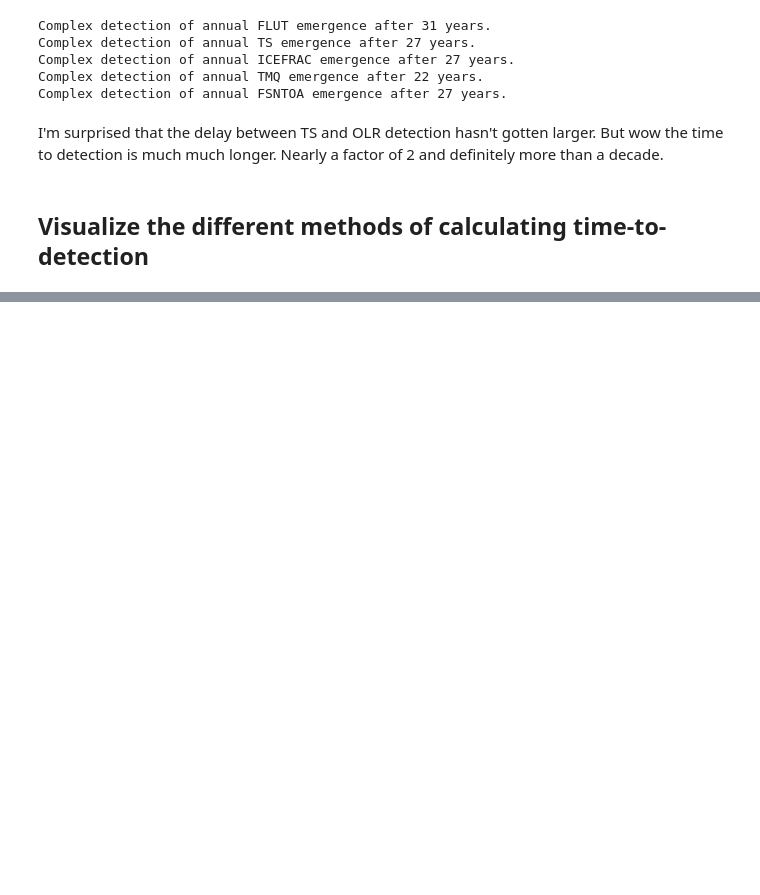
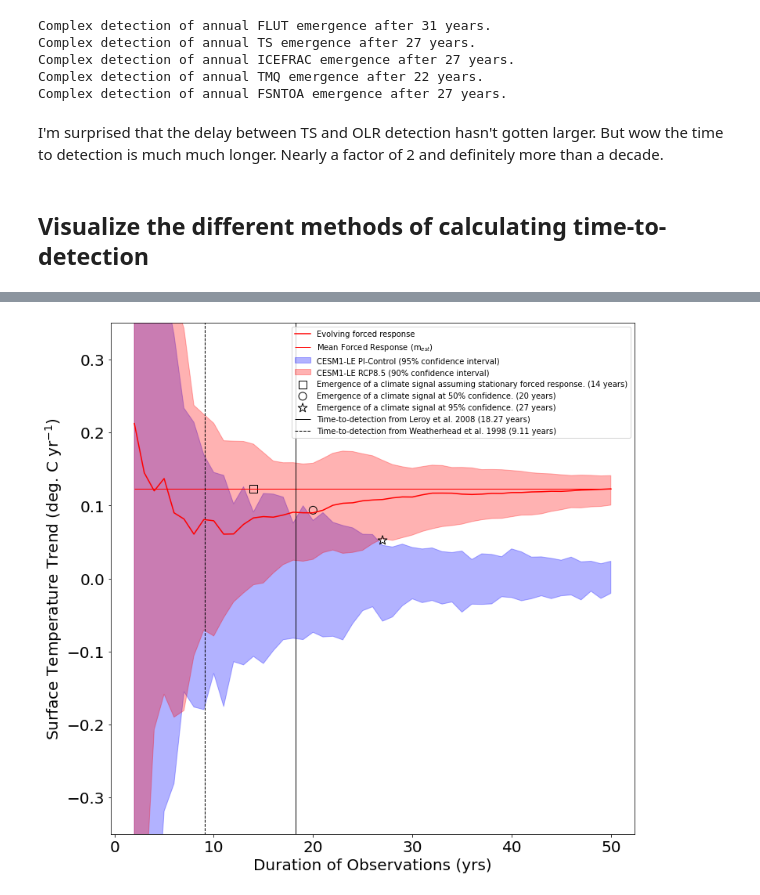
Before and after one commit to jshaw35/spectral_ice, a Jupyter notebook: trend_uncertainty/detectiontime_comparison.ipynb, the cells around one changed output, grey strips where cells are left out. Drawn from its saved outputs; the diff is of its cells as text; code cells hidden in the pictures; blank space fills up the shorter version.

```diff
--- a/trend_uncertainty/detectiontime_comparison.ipynb
+++ b/trend_uncertainty/detectiontime_comparison.ipynb
@@ -1555,0 +837,6 @@ cesm1_olr_annualavg_std = standardize(cesm1_olr_annualavg)
+# %%
+_var = 'TS'
+
+ts_emergenceplot = plot_detection(_var,ens_varnames[_var],ens_varunits[_var],ylims=[-0.35,0.35])
+# %% [output]
+[figure, added]
```
Also changed, not shown: parts of 64 cells of this notebook.
